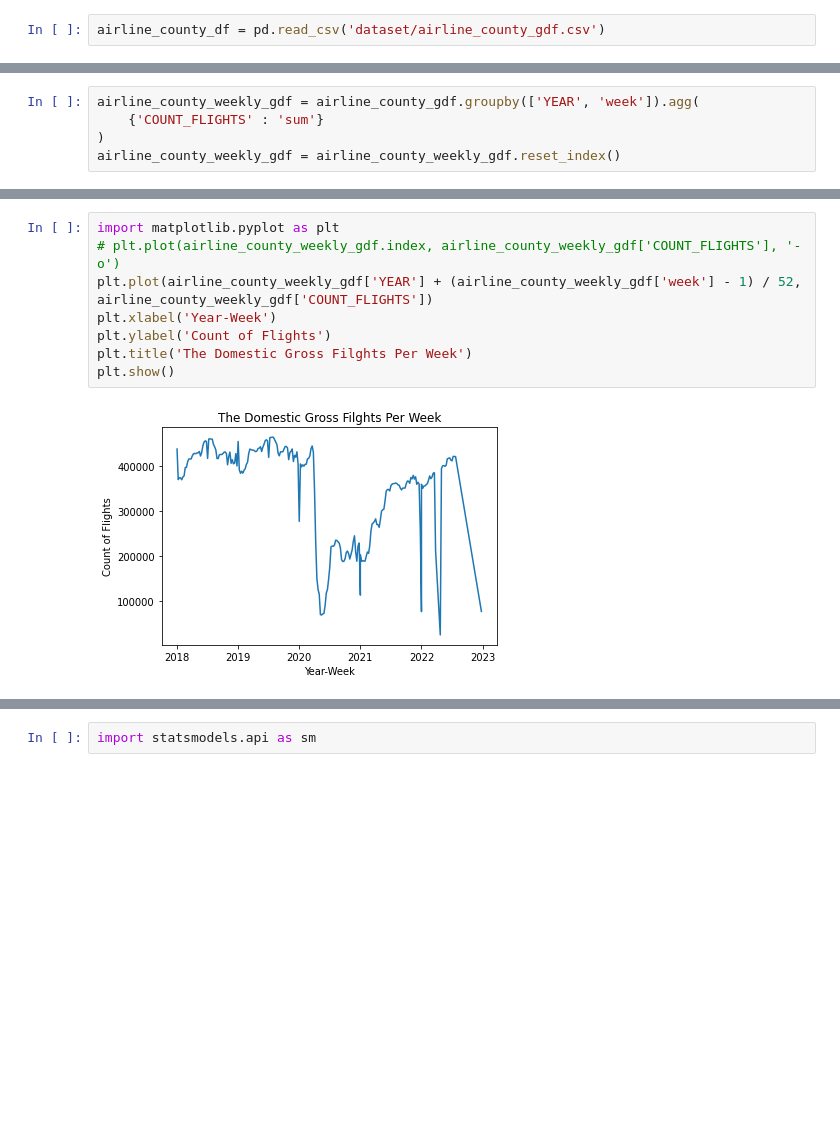
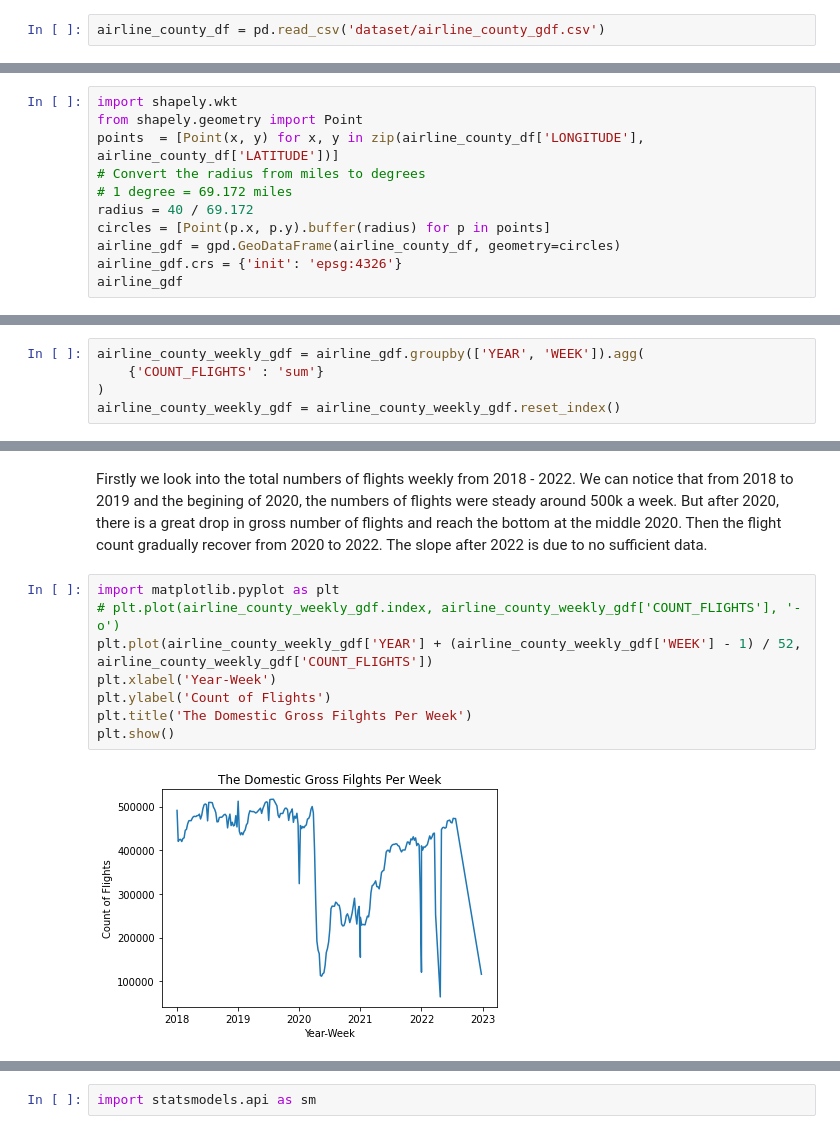
Before and after one commit to Haoj1/Big-Data-Econ-Analysis, a Jupyter notebook: Data_Analysis.ipynb, the cells around one changed output, grey strips where cells are left out. Cells and saved outputs as stored; diff of their text form; blank space fills up the shorter version.

```diff
--- a/Data_Analysis.ipynb
+++ b/Data_Analysis.ipynb
@@ -27,0 +7,11 @@ airline_county_gdf
+# %%
+import shapely.wkt
+from shapely.geometry import Point
+points  = [Point(x, y) for x, y in zip(airline_county_df['LONGITUDE'], airline_county_df['LATITUDE'])]
+# Convert the radius from miles to degrees
+# 1 degree = 69.172 miles
+radius = 40 / 69.172
+circles = [Point(p.x, p.y).buffer(radius) for p in points]
+airline_gdf = gpd.GeoDataFrame(airline_county_df, geometry=circles)
+airline_gdf.crs = {'init': 'epsg:4326'}
+airline_gdf
@@ -28,5 +32,5 @@ airline_county_gdf
 # %%
-airline_county_weekly_gdf = airline_county_gdf.groupby(['YEAR', 'week']).agg(
+airline_county_weekly_gdf = airline_gdf.groupby(['YEAR', 'WEEK']).agg(
     {'COUNT_FLIGHTS' : 'sum'}
 )
 airline_county_weekly_gdf = airline_county_weekly_gdf.reset_index()
@@ -48,11 +52,13 @@ airline_county_weekly_gdf
 238 rows × 3 columns
+# %% [markdown]
+Firstly we look into the total numbers of flights weekly from 2018 - 2022. We can notice that from 2018 to 2019 and the begining of 2020, the numbers of flights were steady around 500k a week. But after 2020, there is a great drop in gross number of flights and reach the bottom at the middle 2020. Then the flight count gradually recover from 2020 to 2022. The slope after 2022 is due to no sufficient data.
 # %%
 import matplotlib.pyplot as plt
 # plt.plot(airline_county_weekly_gdf.index, airline_county_weekly_gdf['COUNT_FLIGHTS'], '-o')
-plt.plot(airline_county_weekly_gdf['YEAR'] + (airline_county_weekly_gdf['week'] - 1) / 52, airline_county_weekly_gdf['COUNT_FLIGHTS'])
+plt.plot(airline_county_weekly_gdf['YEAR'] + (airline_county_weekly_gdf['WEEK'] - 1) / 52, airline_county_weekly_gdf['COUNT_FLIGHTS'])
 plt.xlabel('Year-Week')
 plt.ylabel('Count of Flights')
 plt.title('The Domestic Gross Filghts Per Week')
 plt.show()
 # %% [output]
-[figure, old version]
+[figure, new version]
```
Also changed, not shown: parts of 23 cells of this notebook, 11 other files.
